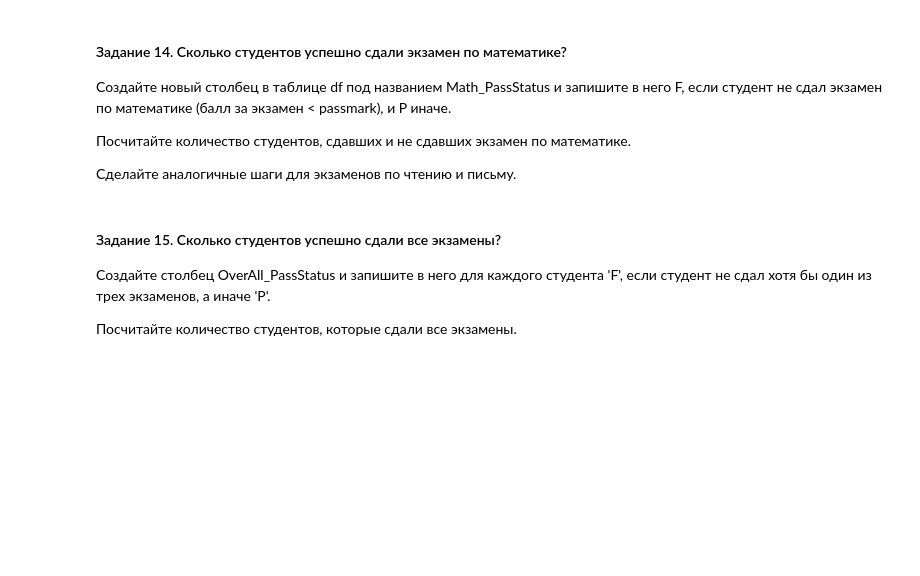
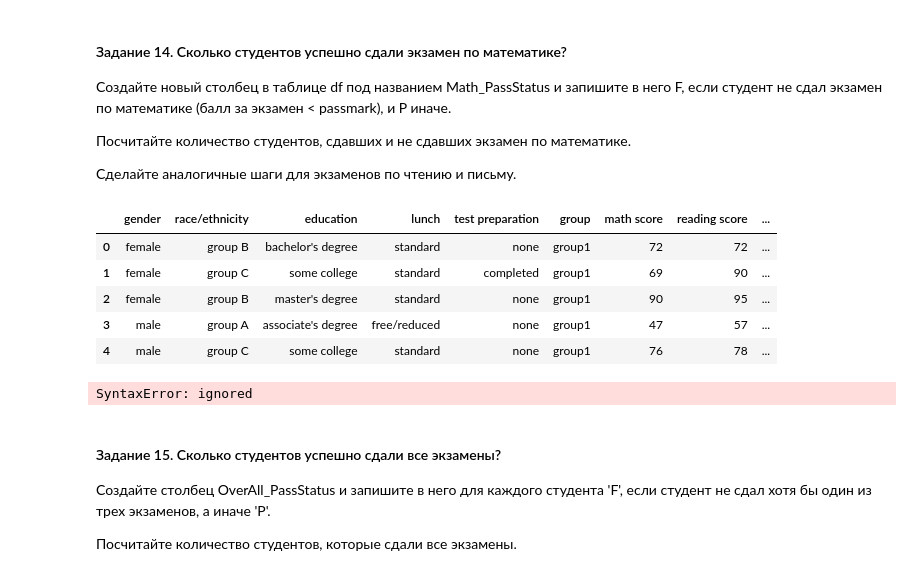
Before and after one commit to TyurinIvan/iad2021, a Jupyter notebook: hw1/hometask1_pandas.ipynb, the cells around one changed output. Saved outputs shown, nothing was run; the diff lists cells and outputs as text; code cells hidden in the pictures; blank space fills up the shorter version.

```diff
--- a/hw1/hometask1_pandas.ipynb
+++ b/hw1/hometask1_pandas.ipynb
@@ -281,3 +298,29 @@ https://www.kaggle.com/kamilpolak/tutorial-how-to-use-pivot-table-in-pandas
+# %%
+# your code here
+counterFuncMath = df.apply(
+    lambda x: 'P' if x['math score'] >= 50 else 'F' , axis=1)
+counterFuncReading = df.apply(
+    lambda x: 'P' if x['reading score'] >= 50 else 'F' , axis=1)
+counterFuncWriting = df.apply(
+    lambda x: 'P' if x['writing score'] >= 50 else 'F' , axis=1)
+
+df['Math_PassStatus'] = counterFuncMath
+df['Reading_PassStatus'] = counterFuncReading
+df['Writing_PassStatus'] = counterFuncWriting
+
+df.head(5)
+# %% [output]
+|  | gender | race/ethnicity | education | lunch | test preparation | group | math score | reading score | ... |
+| 0 | female | group B | bachelor's degree | standard | none | group1 | 72 | 72 | ... |
+| 1 | female | group C | some college | standard | completed | group1 | 69 | 90 | ... |
+| 2 | female | group B | master's degree | standard | none | group1 | 90 | 95 | ... |
+| 3 | male | group A | associate's degree | free/reduced | none | group1 | 47 | 57 | ... |
+| 4 | male | group C | some college | standard | none | group1 | 76 | 78 | ... |
+# %%
+#print('Сдало: ', df['Math_PassStatus'].count() if df['Math_PassStatus'] == 'P', 'студентов')
+df['Math_PassStatus'].count() lambda x: x['Math_PassStatus'] == 'P'
+# %% [output]
+SyntaxError: ignored
 # %% [markdown]
 #### Задание 15. Сколько студентов успешно сдали все экзамены?
 
```
Also changed, not shown: parts of 6 cells of this notebook.
